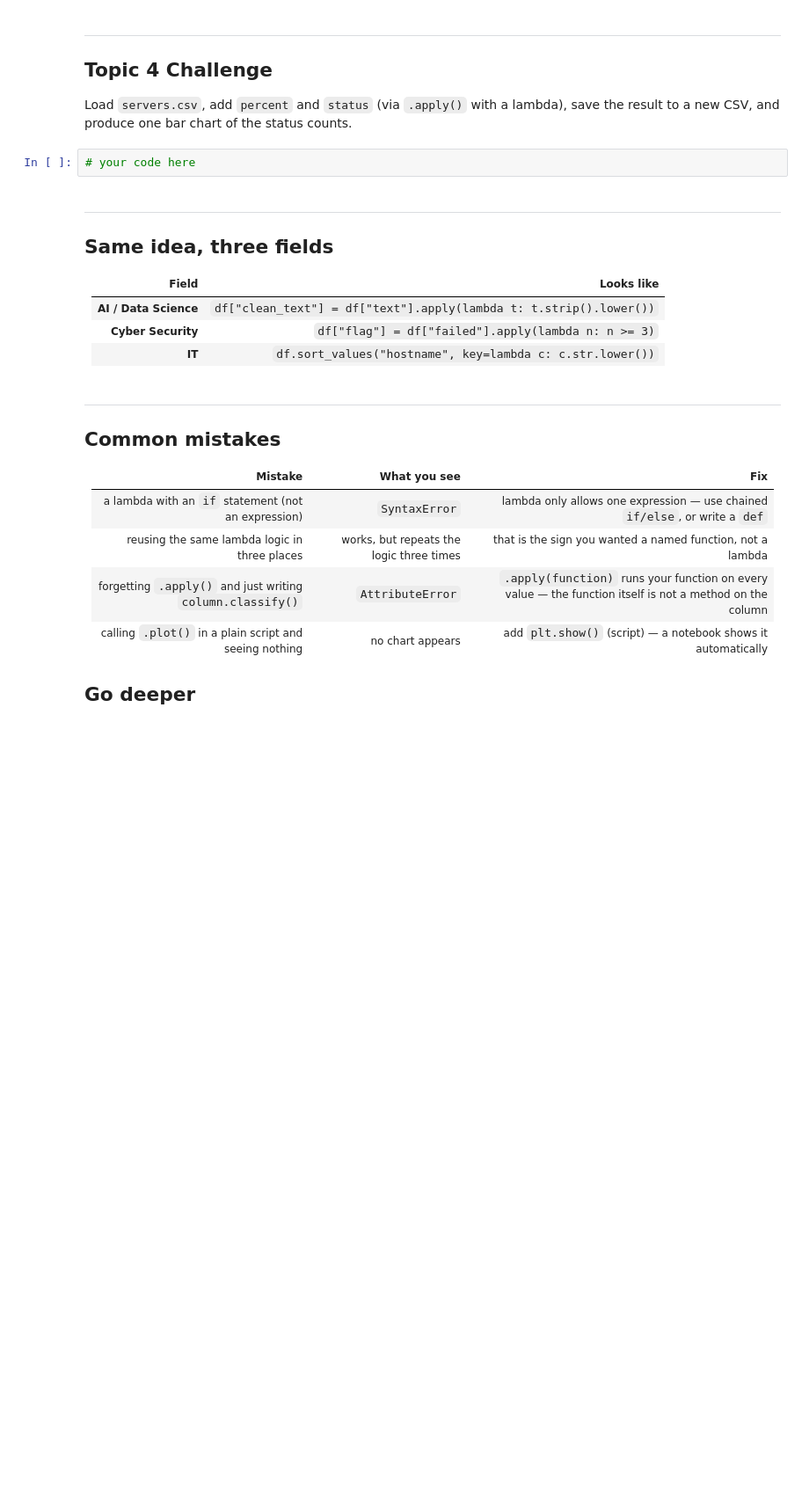
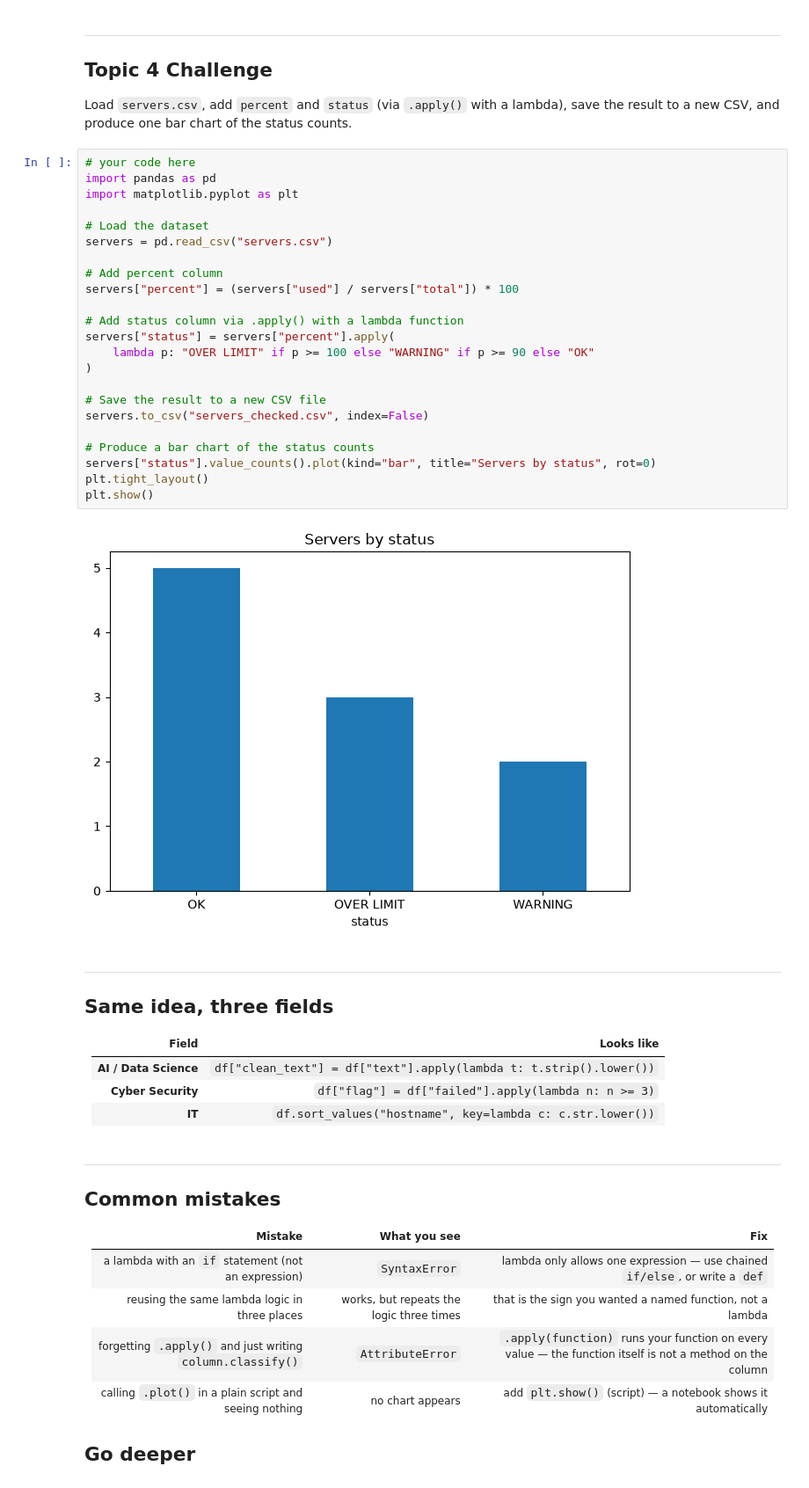
Before and after one commit to FearlessDan18/CST1510, a Jupyter notebook: Week 06 - Pandas/04 - Apply, Lambda and Finishing Up/W06T04_walkthrough.ipynb, the cells around one changed output. Shown at 88% size. Drawn from its saved outputs; the diff is of its cells as text; blank space fills up the shorter version.

```diff
--- a/Week 06 - Pandas/04 - Apply, Lambda and Finishing Up/W06T04_walkthrough.ipynb
+++ b/Week 06 - Pandas/04 - Apply, Lambda and Finishing Up/W06T04_walkthrough.ipynb
@@ -102,8 +216,31 @@ Make a bar chart of servers per region instead of per status.
 
 Load `servers.csv`, add `percent` and `status` (via `.apply()` with a lambda),
 save the result to a new CSV, and produce one bar chart of the status counts.
-# %%
-# your code here
+# %%
+# your code here
+import pandas as pd
+import matplotlib.pyplot as plt
+
+# Load the dataset
+servers = pd.read_csv("servers.csv")
+
+# Add percent column
+servers["percent"] = (servers["used"] / servers["total"]) * 100
+
+# Add status column via .apply() with a lambda function
+servers["status"] = servers["percent"].apply(
+    lambda p: "OVER LIMIT" if p >= 100 else "WARNING" if p >= 90 else "OK"
+)
+
+# Save the result to a new CSV file
+servers.to_csv("servers_checked.csv", index=False)
+
+# Produce a bar chart of the status counts
+servers["status"].value_counts().plot(kind="bar", title="Servers by status", rot=0)
+plt.tight_layout()
+plt.show()
+# %% [output]
+[figure, added]
 # %% [markdown]
 ---
 ## Same idea, three fields
```
Also changed, not shown: parts of 11 cells of this notebook, 18 other files.
